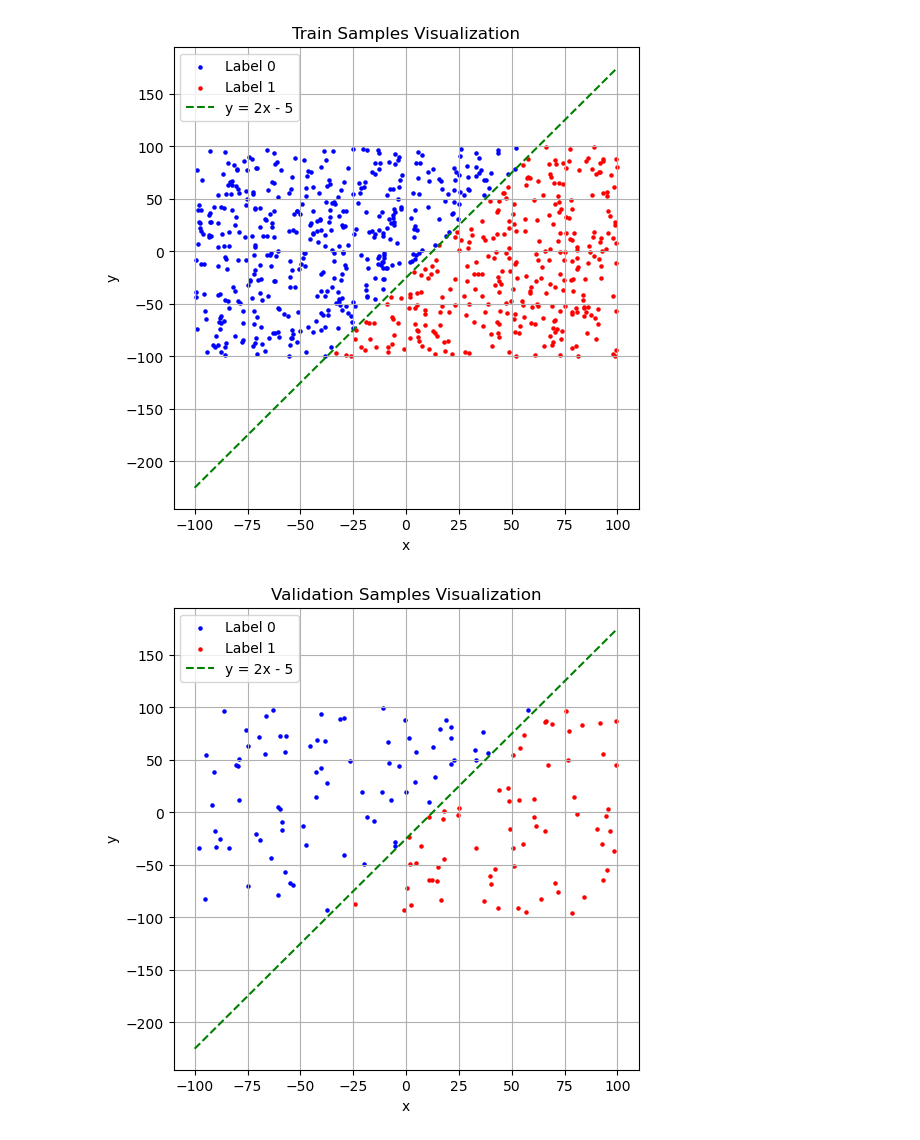
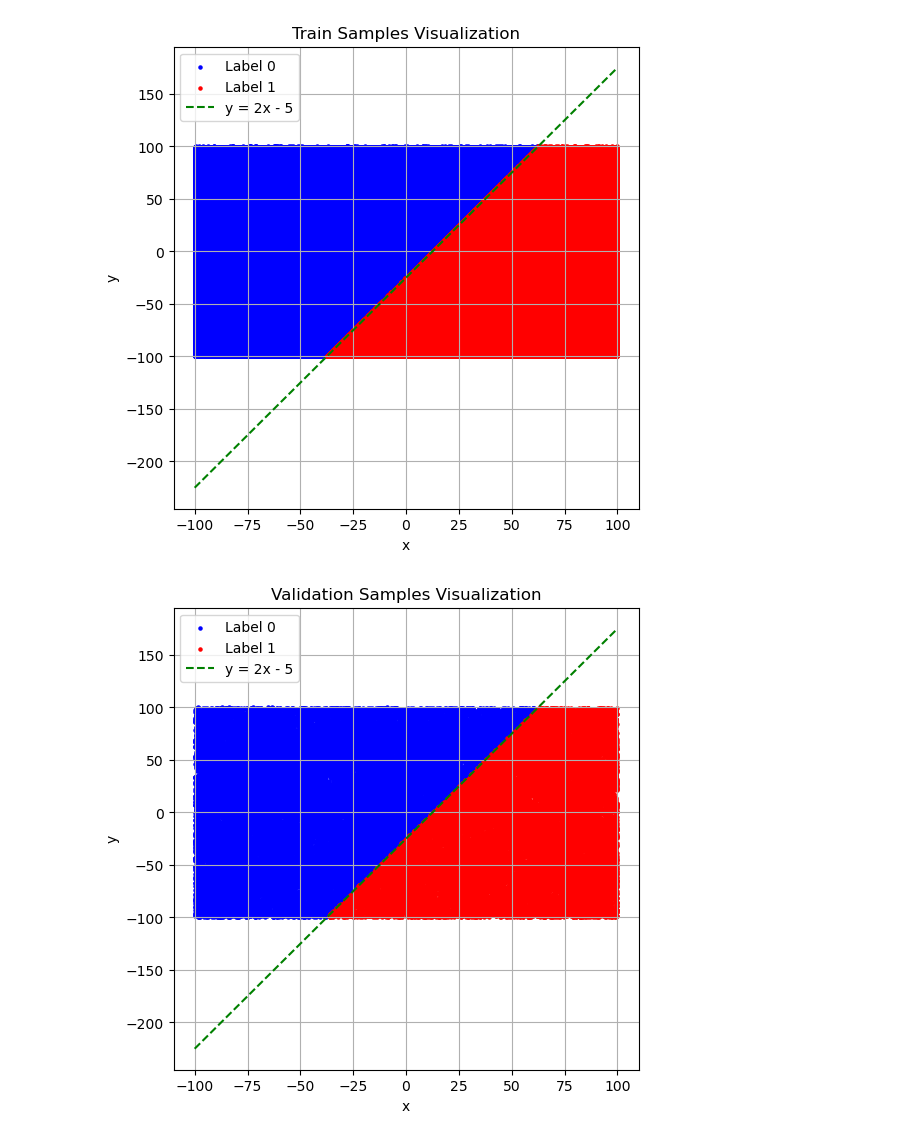
Before and after one commit to CarlosJGarcia/build_a_large_language_model, a Jupyter notebook: appendix_a/perceptron/datasetgen.ipynb, the cells around one changed output. Cells and saved outputs as stored; diff of their text form; code cells hidden in the pictures.

Commit message:
Dataset generator

```diff
--- a/appendix_a/perceptron/datasetgen.ipynb
+++ b/appendix_a/perceptron/datasetgen.ipynb
@@ -3,7 +3,9 @@
 # 02/Apr/2026
 
 # Genera un dataset con 1.000.000 muestras (datos) linealmente separables
-# Cada dato está etiquetado, indicando a qué conjunto pertenece
+# Cada muestra es un punto con coordenadas (x,y) entre -100 y 100
+# Los puntos se dividen en dos conjuntos, a cada lado de la recta y=2x-25
+# Cada punto está etiquetado, indicando a qué conjunto pertenece
 # Guarda los datos en disco, con algún formato del libro Python Crash Course
 
 # Tipo de datos (dtype) float32, para mayor claridad y simplicidad del código
@@ -15,10 +17,21 @@ import os
 import numpy as np
 import matplotlib.pyplot as plt
 
-# Número de muestras en cada parte del dataset
+# Número de muestras en cada parte del dataset, para 1.000 muestras en total
 NUM_TRAIN_SAMPLES = 750
 NUM_VAL_SAMPLES = 150
 NUM_TEST_SAMPLES = 150
+
+# Número de muestras en cada parte del dataset, para 1.000.000 muestras en total
+NUM_TRAIN_SAMPLES = 900_000
+NUM_VAL_SAMPLES = 50_000
+NUM_TEST_SAMPLES = 50_000
+
+
+
+# 1000: 750 / 150 / 150
+# 1.000.000: 750.000 / 150.000 / 150.000
+
 
 # Constants for range
 MAX_RAN = 100
@@ -30,25 +43,25 @@ MIN_RAN = -100
 # 1. Generate values between 0 and 1
 # 2. Multiply by 200 (makes range 0 to 200)
 # 3. Subtract 100 (makes range -100 to 100)
-train_data = np.random.rand(NUM_TRAIN_SAMPLES, 2).astype(np.float32) * (MAX_RAN - MIN_RAN) + MIN_RAN
+train_points = np.random.rand(NUM_TRAIN_SAMPLES, 2).astype(np.float32) * (MAX_RAN - MIN_RAN) + MIN_RAN
 
 # 2. Extract x and y columns
-x = train_data[:, 0]   # Todos los valores de x
-y = train_data[:, 1]   # Todos los valores de y
+x = train_points[:, 0]   # Todos los valores de x
+y = train_points[:, 1]   # Todos los valores de y
 
 # 3. Define the line: y_line = 2*x - 5
 # Logic: If (y < 2*x - 5) → 1 (Right), else 0 (Left)
 train_labels = (y < (2 * x - 25)).astype(np.float32)
 
 # Genero las muestras y etiquetas de validación
-validation_data = np.random.rand(NUM_VAL_SAMPLES, 2).astype(np.float32) * (MAX_RAN - MIN_RAN) + MIN_RAN
-x = validation_data[:, 0]   # Todos los valores de x
-y = validation_data[:, 1]   # Todos los valores de y
+validation_points = np.random.rand(NUM_VAL_SAMPLES, 2).astype(np.float32) * (MAX_RAN - MIN_RAN) + MIN_RAN
+x = validation_points[:, 0]   # Todos los valores de x
+y = validation_points[:, 1]   # Todos los valores de y
 validation_labels = (y < (2 * x - 25)).astype(np.float32)
 
 # Genero las muestras y etiquetas de test
-test_data = np.random.rand(NUM_TEST_SAMPLES, 2).astype(np.float32) * (MAX_RAN - MIN_RAN) + MIN_RAN
-x = test_data[:, 0]   # Todos los valores de x
-y = test_data[:, 1]   # Todos los valores de y
+test_points = np.random.rand(NUM_TEST_SAMPLES, 2).astype(np.float32) * (MAX_RAN - MIN_RAN) + MIN_RAN
+x = test_points[:, 0]   # Todos los valores de x
+y = test_points[:, 1]   # Todos los valores de y
 test_labels = (y < (2 * x - 25)).astype(np.float32)
 # %%
@@ -69,7 +103,8 @@ Point: [9.045921325683594, -91.50991821289062] -> Label: 1.0
 # %%
+# Visualizo el conjunto de Entrenamiento
 
-x = train_data[:, 0]
-y = train_data[:, 1]
+x = train_points[:, 0]
+y = train_points[:, 1]
 
 # Convert labels to boolean masks
 mask_0 = train_labels == 0
@@ -91,30 +126,32 @@ plt.title("Train Samples Visualization")
 plt.legend()
 plt.grid(True)
 # %% [output]
-[figure, old version]
+[figure, new version]
 # %%
-x = validation_data[:, 0]
-y = validation_data[:, 1]
+# Visualizo el conjunto de Validación
+
+x = validation_points[:, 0]
+y = validation_points[:, 1]
 
 # Convert labels to boolean masks
 mask_0 = validation_labels == 0
 mask_1 = validation_labels == 1
 
 # Plot points with different colors
 plt.figure(figsize=(6, 6))
 plt.scatter(x[mask_0], y[mask_0], color='blue', s=5, label='Label 0')
 plt.scatter(x[mask_1], y[mask_1], color='red', s=5, label='Label 1')
 
 # Optional: plot the decision boundary y = 2x - 5
 x_line = np.linspace(-100, 100, 100)
 y_line = 2 * x_line - 25
 plt.plot(x_line, y_line, color='green', linestyle='--', label='y = 2x - 5')
 
 plt.xlabel("x")
 plt.ylabel("y")
 plt.title("Validation Samples Visualization")
 plt.legend()
 plt.grid(True)
 # %% [output]
-[figure, old version]
+[figure, new version]
 # %%
```
Also changed, not shown: parts of 5 cells of this notebook, 2 other files.
